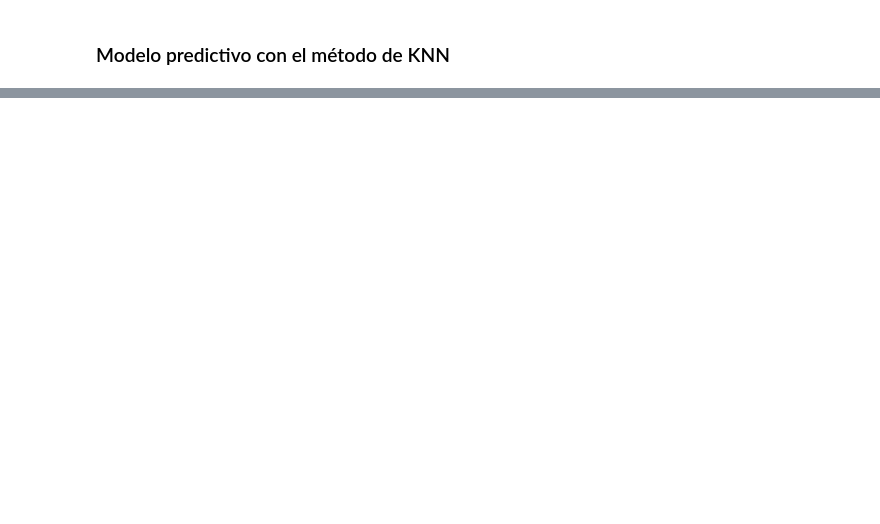
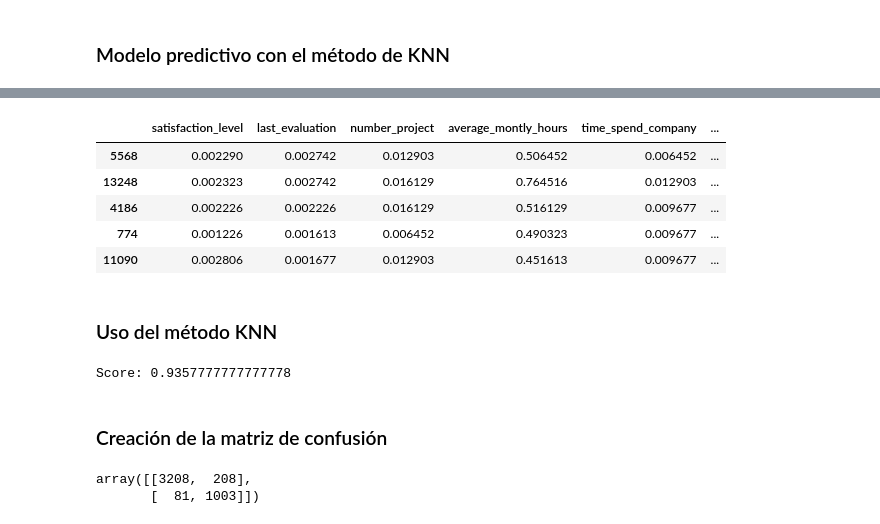
Before and after one commit to hhugoac/PythonForDataScience, a Jupyter notebook: TareaM21-CD-HectorHugoAlonzoCortez.ipynb, the cells around one changed output, grey strips where cells are left out. Cells and saved outputs as stored; diff of their text form; code cells hidden in the pictures; blank space fills up the shorter version.

```diff
--- a/TareaM21-CD-HectorHugoAlonzoCortez.ipynb
+++ b/TareaM21-CD-HectorHugoAlonzoCortez.ipynb
@@ -51,0 +91,16 @@ memory usage: 1.1 MB
+# %%
+X = data_frame_updated.drop('left', axis= 1)
+Y = data_frame_updated['left']
+# %%
+# Data normalization
+x_normalized = (X - np.min(X)) / (np.max(X) - np.min(X))
+x_normalized.sample(5)
+# %% [output]
+|  | satisfaction_level | last_evaluation | number_project | average_montly_hours | time_spend_company | ... |
+| 5568 | 0.002290 | 0.002742 | 0.012903 | 0.506452 | 0.006452 | ... |
+| 13248 | 0.002323 | 0.002742 | 0.016129 | 0.764516 | 0.012903 | ... |
+| 4186 | 0.002226 | 0.002226 | 0.016129 | 0.516129 | 0.009677 | ... |
+| 774 | 0.001226 | 0.001613 | 0.006452 | 0.490323 | 0.009677 | ... |
+| 11090 | 0.002806 | 0.001677 | 0.012903 | 0.451613 | 0.009677 | ... |
+# %% [markdown]
+### Uso del método KNN
@@ -51,0 +113,24 @@ memory usage: 1.1 MB
+# %%
+from sklearn.neighbors import KNeighborsClassifier
+knn = KNeighborsClassifier(n_neighbors=3)
+
+knn.fit(x_train, y_train)
+
+prediction = knn.predict(x_test)
+
+print(f'Score: {knn.score(x_test, y_test)}')
+# %% [output]
+Score: 0.9357777777777778
+# %% [markdown]
+### Creación de la matriz de confusión
+# %%
+y_pred = prediction
+y_true = y_test
+
+# Creation of the confusion matrix
+from sklearn.metrics import confusion_matrix
+c_matrix = confusion_matrix(y_true, y_pred)
+c_matrix
+# %% [output]
+array([[3208,  208],
+       [  81, 1003]])
```
Also changed, not shown: parts of 19 cells of this notebook.
